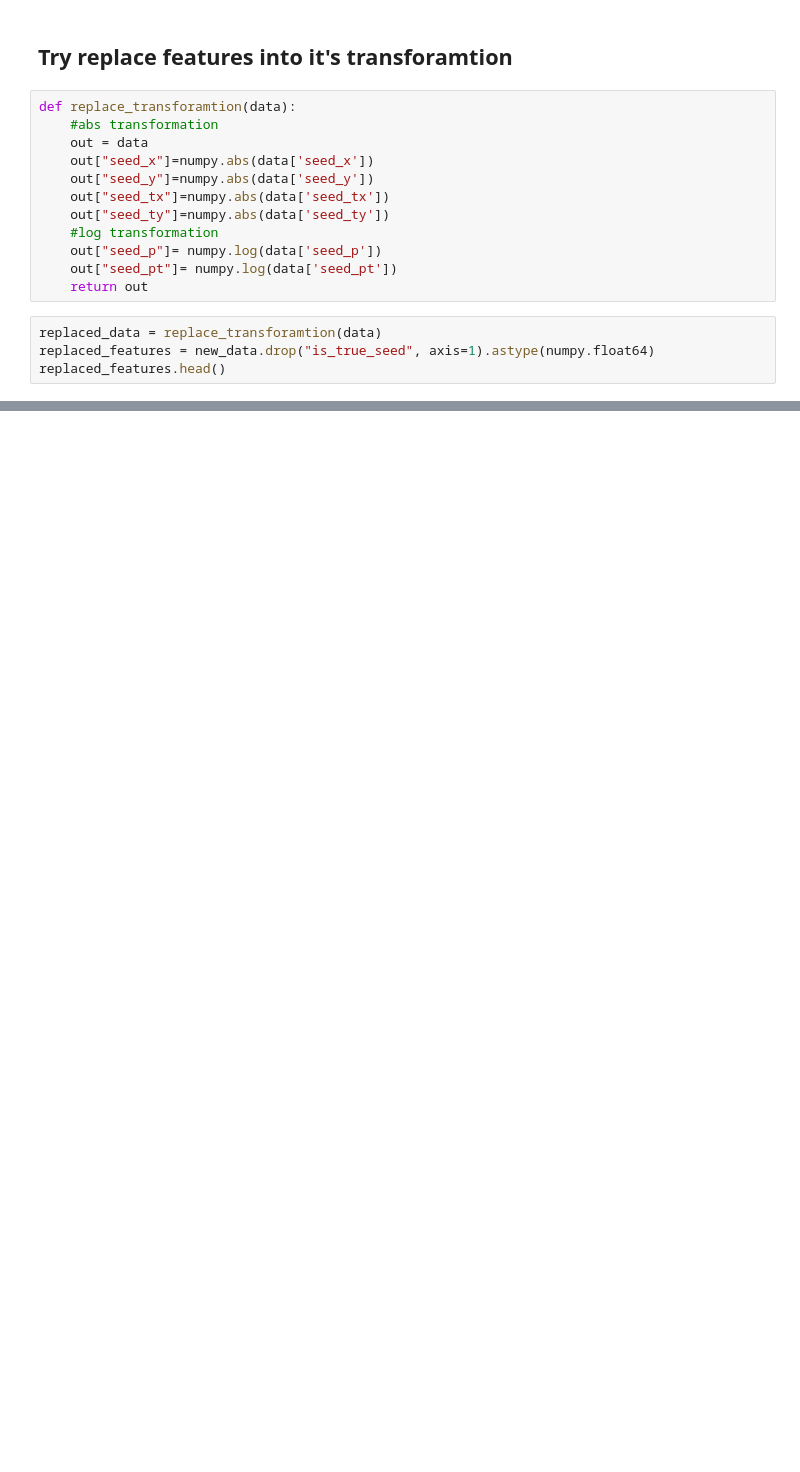
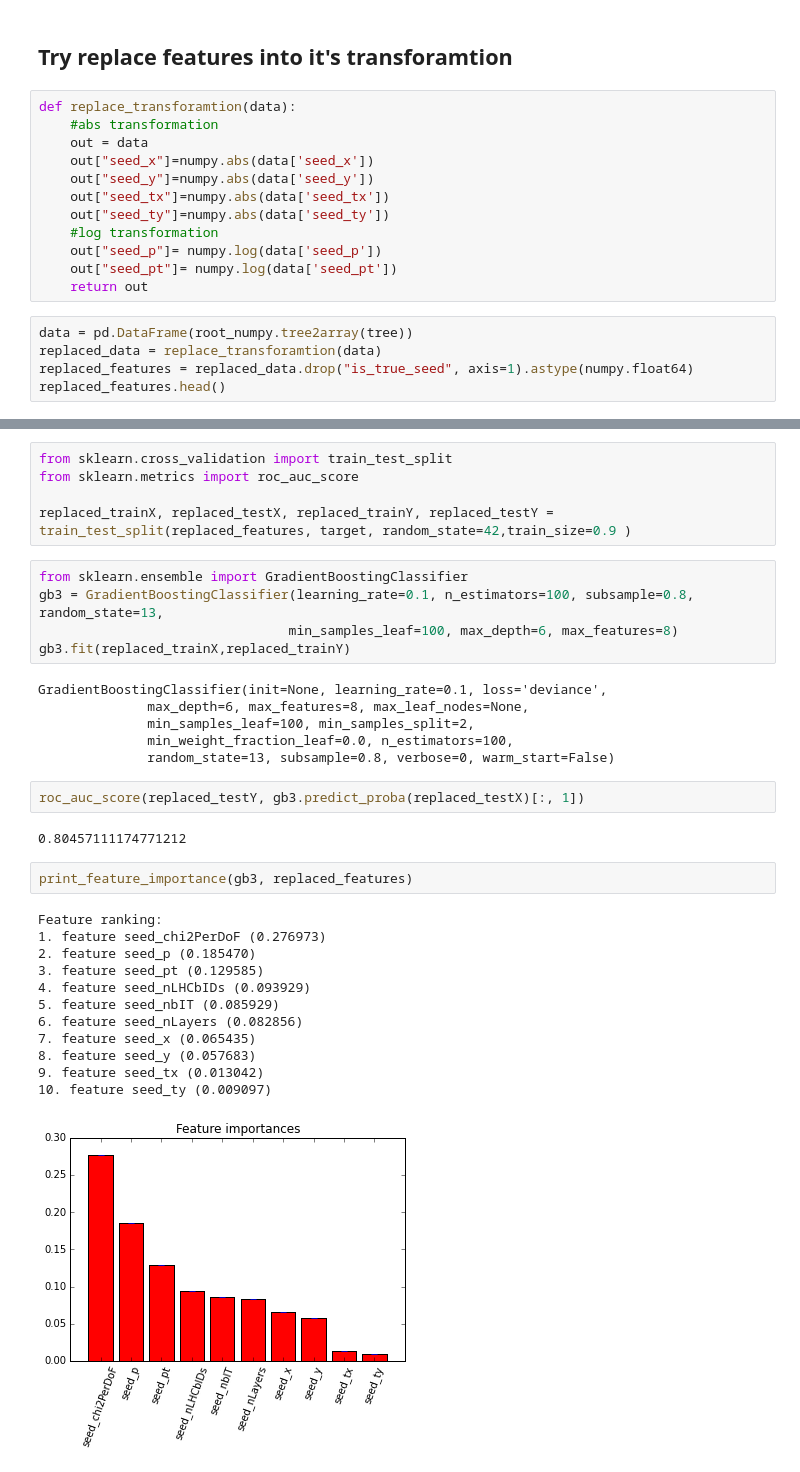
Before and after one commit to adendek/DownstreamTracking, a Jupyter notebook: SeedClasifier/Baseline.ipynb, the cells around one changed output, grey strips where cells are left out. Cells and saved outputs as stored; diff of their text form; blank space fills up the shorter version.

```diff
--- a/SeedClasifier/Baseline.ipynb
+++ b/SeedClasifier/Baseline.ipynb
@@ -380,8 +413,9 @@ def replace_transforamtion(data):
     out["seed_pt"]= numpy.log(data['seed_pt'])
     return out
 # %%
+data = pd.DataFrame(root_numpy.tree2array(tree))
 replaced_data = replace_transforamtion(data)
-replaced_features = new_data.drop("is_true_seed", axis=1).astype(numpy.float64)
+replaced_features = replaced_data.drop("is_true_seed", axis=1).astype(numpy.float64)
 replaced_features.head()
 # %%
 print_features_histograms(replaced_features)
@@ -390,0 +428,35 @@ feature_boxplot(repleaced_real_data_features)
+# %%
+from sklearn.cross_validation import train_test_split
+from sklearn.metrics import roc_auc_score
+
+replaced_trainX, replaced_testX, replaced_trainY, replaced_testY = train_test_split(replaced_features, target, random_state=42,train_size=0.9 )
+# %%
+from sklearn.ensemble import GradientBoostingClassifier
+gb3 = GradientBoostingClassifier(learning_rate=0.1, n_estimators=100, subsample=0.8, random_state=13,
+                                min_samples_leaf=100, max_depth=6, max_features=8)
+gb3.fit(replaced_trainX,replaced_trainY)
+# %% [output]
+GradientBoostingClassifier(init=None, learning_rate=0.1, loss='deviance',
+              max_depth=6, max_features=8, max_leaf_nodes=None,
+              min_samples_leaf=100, min_samples_split=2,
+              min_weight_fraction_leaf=0.0, n_estimators=100,
+              random_state=13, subsample=0.8, verbose=0, warm_start=False)
+# %%
+roc_auc_score(replaced_testY, gb3.predict_proba(replaced_testX)[:, 1])
+# %% [output]
+0.80457111174771212
+# %%
+print_feature_importance(gb3, replaced_features)
+# %% [output]
+Feature ranking:
+1. feature seed_chi2PerDoF (0.276973)
+2. feature seed_p (0.185470)
+3. feature seed_pt (0.129585)
+4. feature seed_nLHCbIDs (0.093929)
+5. feature seed_nbIT (0.085929)
+6. feature seed_nLayers (0.082856)
+7. feature seed_x (0.065435)
+8. feature seed_y (0.057683)
+9. feature seed_tx (0.013042)
+10. feature seed_ty (0.009097)
+[figure, added]
```
Also changed, not shown: parts of 24 cells of this notebook.
